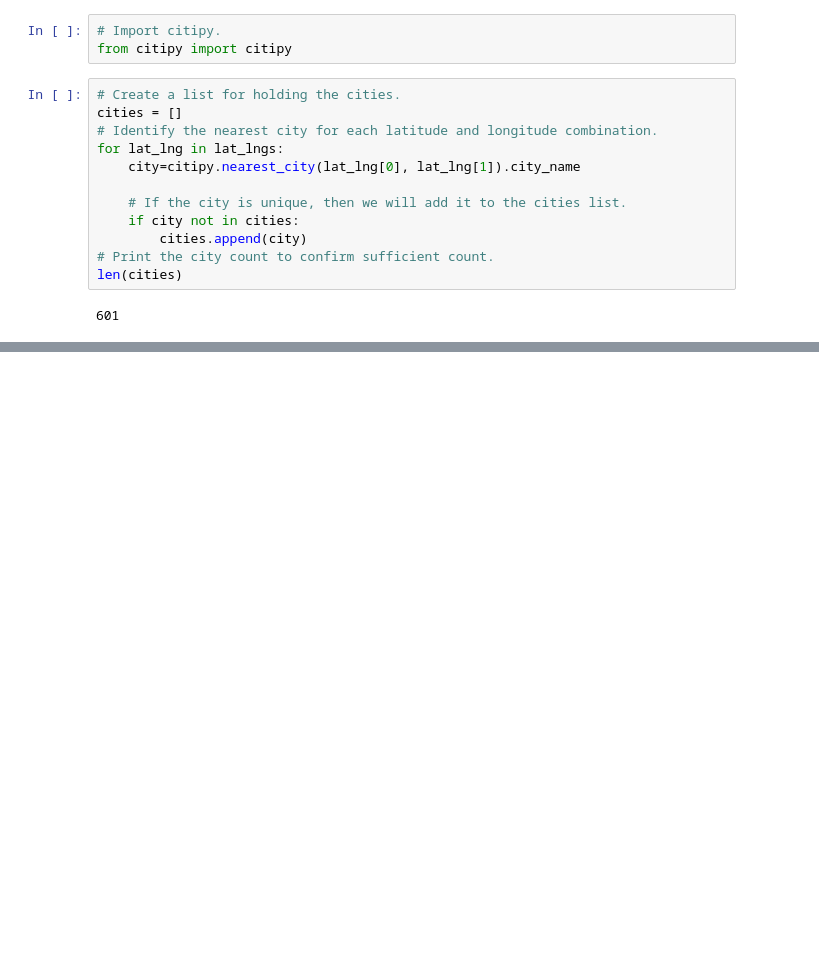
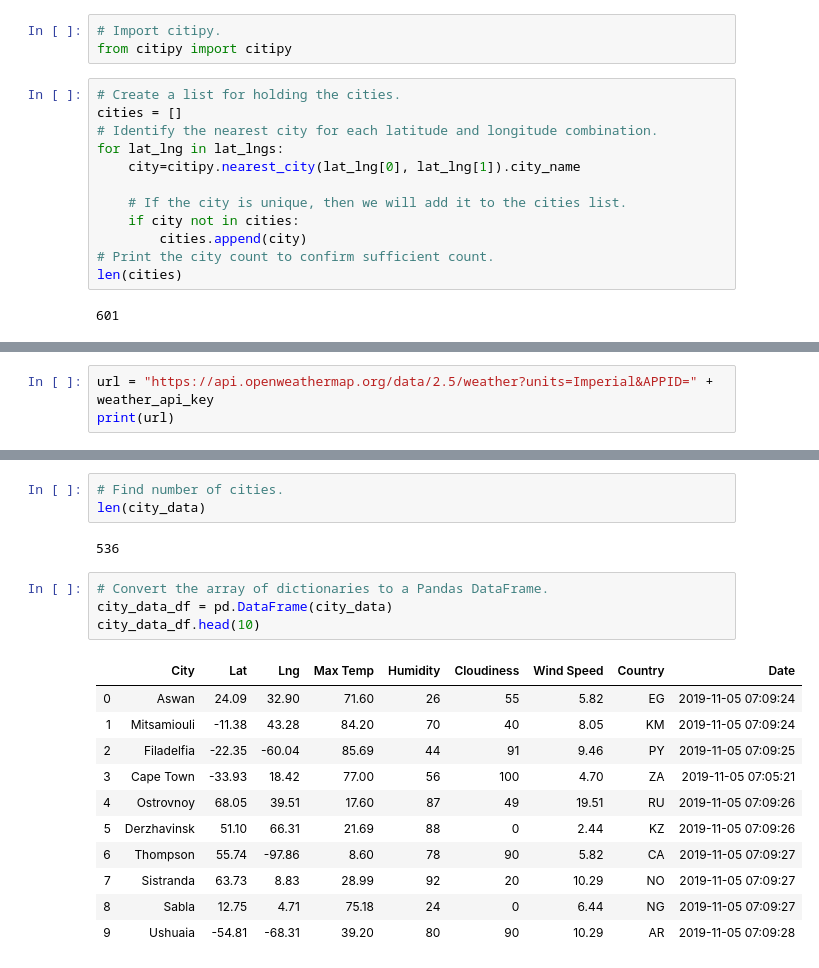
Before and after one commit to JVChermak/JasminChermak_Mod6_Challenge, a Jupyter notebook: WeatherPy.ipynb, the cells around one changed output, grey strips where cells are left out. Cells and saved outputs as stored; diff of their text form; blank space fills up the shorter version.

Commit message:
Adding code with city_data DataFrame.

```diff
--- a/WeatherPy.ipynb
+++ b/WeatherPy.ipynb
@@ -30,0 +35,3 @@ len(cities)
+# %%
+url = "https://api.openweathermap.org/data/2.5/weather?units=Imperial&APPID=" + weather_api_key
+print(url)
@@ -30,0 +120,21 @@ len(cities)
+# %%
+# Find number of cities.
+len(city_data)
+# %% [output]
+536
+# %%
+# Convert the array of dictionaries to a Pandas DataFrame.
+city_data_df = pd.DataFrame(city_data)
+city_data_df.head(10)
+# %% [output]
+|  | City | Lat | Lng | Max Temp | Humidity | Cloudiness | Wind Speed | Country | Date |
+| 0 | Aswan | 24.09 | 32.90 | 71.60 | 26 | 55 | 5.82 | EG | 2019-11-05 07:09:24 |
+| 1 | Mitsamiouli | -11.38 | 43.28 | 84.20 | 70 | 40 | 8.05 | KM | 2019-11-05 07:09:24 |
+| 2 | Filadelfia | -22.35 | -60.04 | 85.69 | 44 | 91 | 9.46 | PY | 2019-11-05 07:09:25 |
+| 3 | Cape Town | -33.93 | 18.42 | 77.00 | 56 | 100 | 4.70 | ZA | 2019-11-05 07:05:21 |
+| 4 | Ostrovnoy | 68.05 | 39.51 | 17.60 | 87 | 49 | 19.51 | RU | 2019-11-05 07:09:26 |
+| 5 | Derzhavinsk | 51.10 | 66.31 | 21.69 | 88 | 0 | 2.44 | KZ | 2019-11-05 07:09:26 |
+| 6 | Thompson | 55.74 | -97.86 | 8.60 | 78 | 90 | 5.82 | CA | 2019-11-05 07:09:27 |
+| 7 | Sistranda | 63.73 | 8.83 | 28.99 | 92 | 20 | 10.29 | NO | 2019-11-05 07:09:27 |
+| 8 | Sabla | 12.75 | 4.71 | 75.18 | 24 | 0 | 6.44 | NG | 2019-11-05 07:09:27 |
+| 9 | Ushuaia | -54.81 | -68.31 | 39.20 | 80 | 90 | 10.29 | AR | 2019-11-05 07:09:28 |
```
Also changed, not shown: parts of 6 cells of this notebook.
